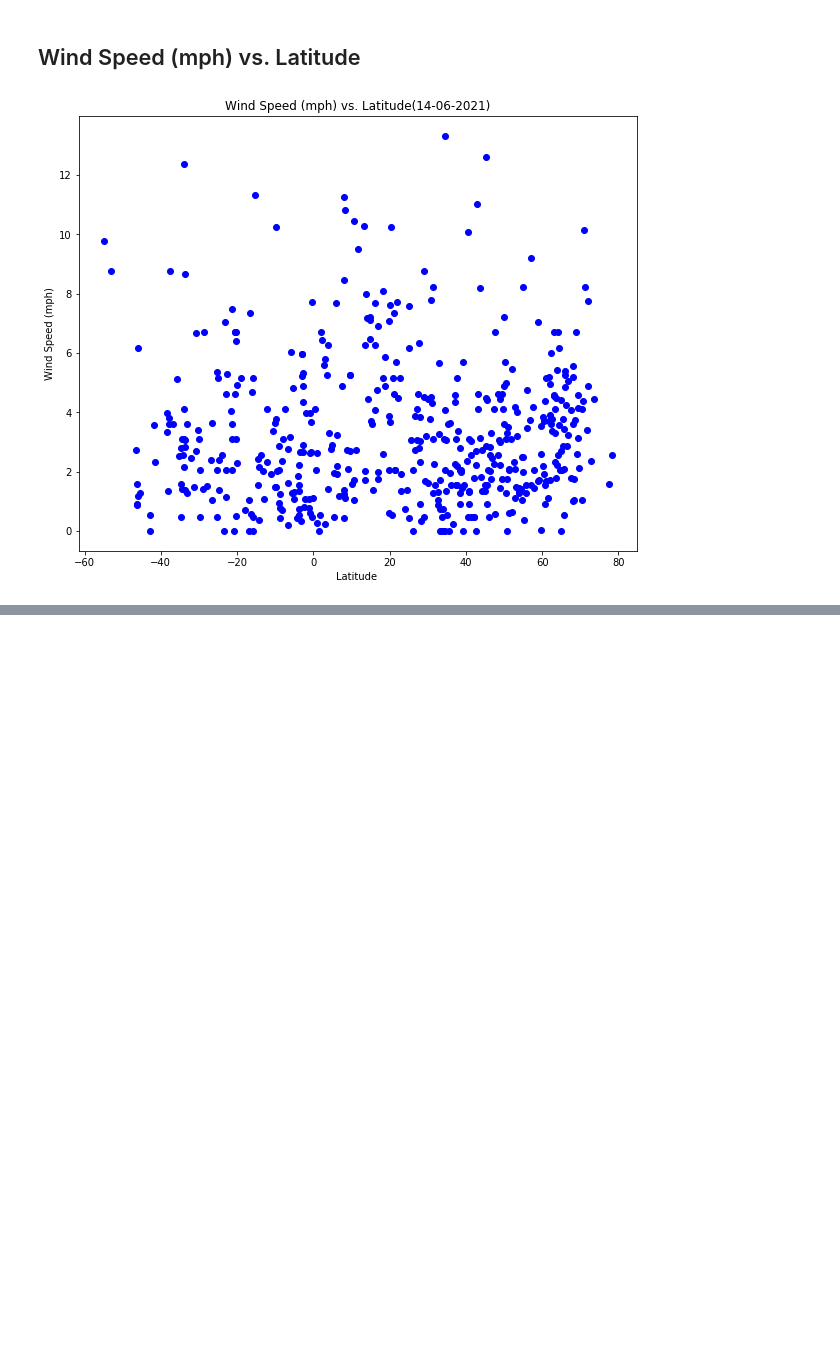
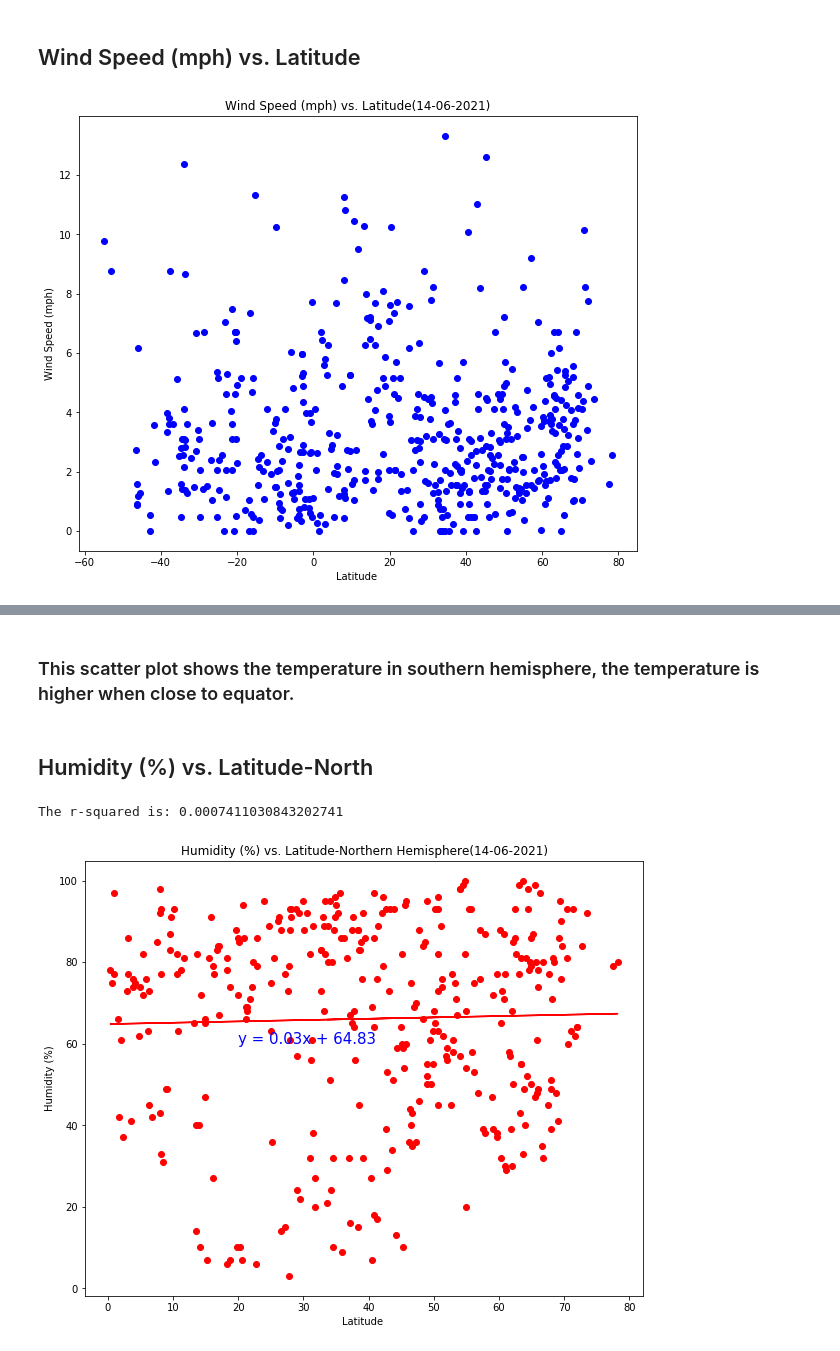
Before and after one commit to 22OVERSooN/python_api_challenge, a Jupyter notebook: WeatherPy/WeatherPy.ipynb, the cells around one changed output, grey strips where cells are left out. Saved outputs shown, nothing was run; the diff lists cells and outputs as text; code cells hidden in the pictures; blank space fills up the shorter version.

```diff
--- a/WeatherPy/WeatherPy.ipynb
+++ b/WeatherPy/WeatherPy.ipynb
@@ -152,0 +219,29 @@ plt.show()
+# %% [markdown]
+### This scatter plot shows the temperature in southern hemisphere, the temperature is higher when close to equator.
+# %% [markdown]
+## Humidity (%) vs. Latitude-North
+# %%
+x_values = northern_hemisphere["Latitude"]
+y_values = northern_hemisphere["Humidity"]
+
+#calculate the linear value
+(slope, intercept, rvalue, pvalue, stderr) = linregress(x_values,y_values)
+regress_values = x_values * slope + intercept
+
+#put this into a function
+line_eq = "y = " + str(round(slope,2)) + "x + " + str(round(intercept,2))
+
+plt.figure(figsize=(10,8))
+plt.scatter(x_values,y_values, color = 'r')
+plt.plot(x_values,regress_values,"r-")
+plt.annotate(line_eq,(20,60),fontsize=15,color="blue")
+plt.xlabel("Latitude ")
+plt.ylabel("Humidity (%)")
+plt.title("Humidity (%) vs. Latitude-Northern Hemisphere(14-06-2021)")
+
+print(f"The r-squared is: {rvalue**2}")
+plt.savefig("Humidity (%) vs. Latitude-Northern Hemisphere(14-06-2021).png")
+plt.show()
+# %% [output]
+The r-squared is: 0.0007411030843202741
+[figure, added]
```
Also changed, not shown: parts of 27 cells of this notebook, 13 other files.
